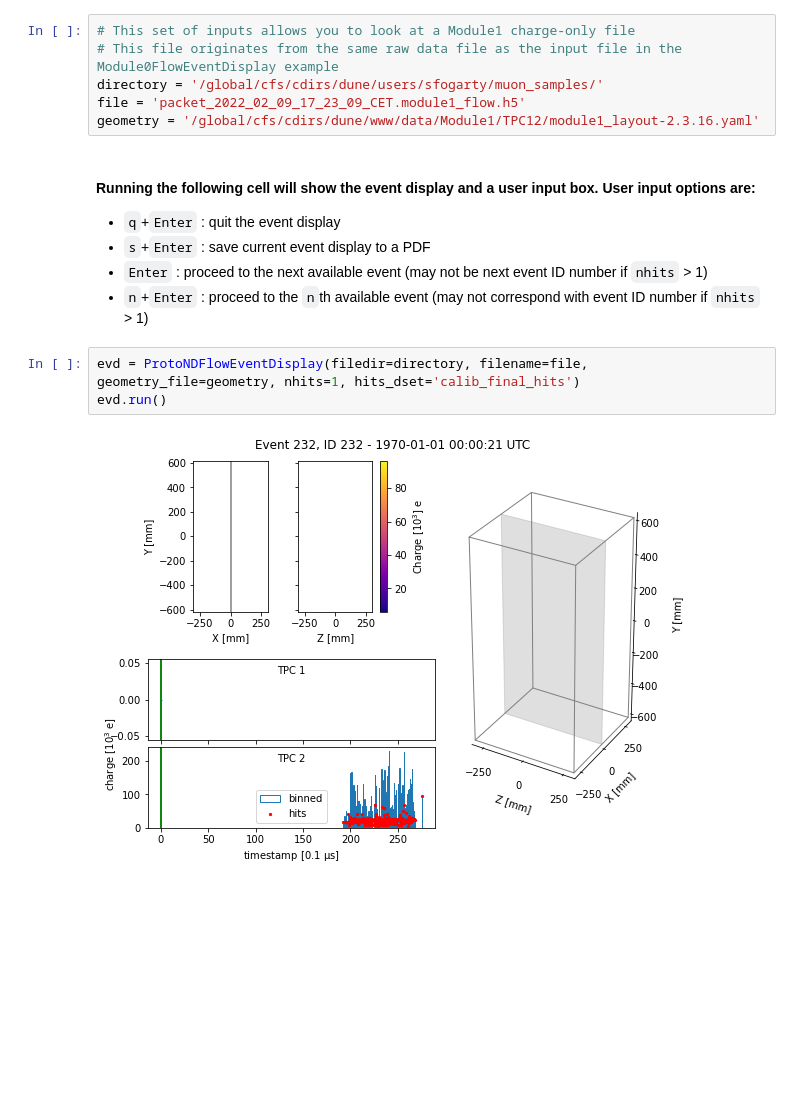
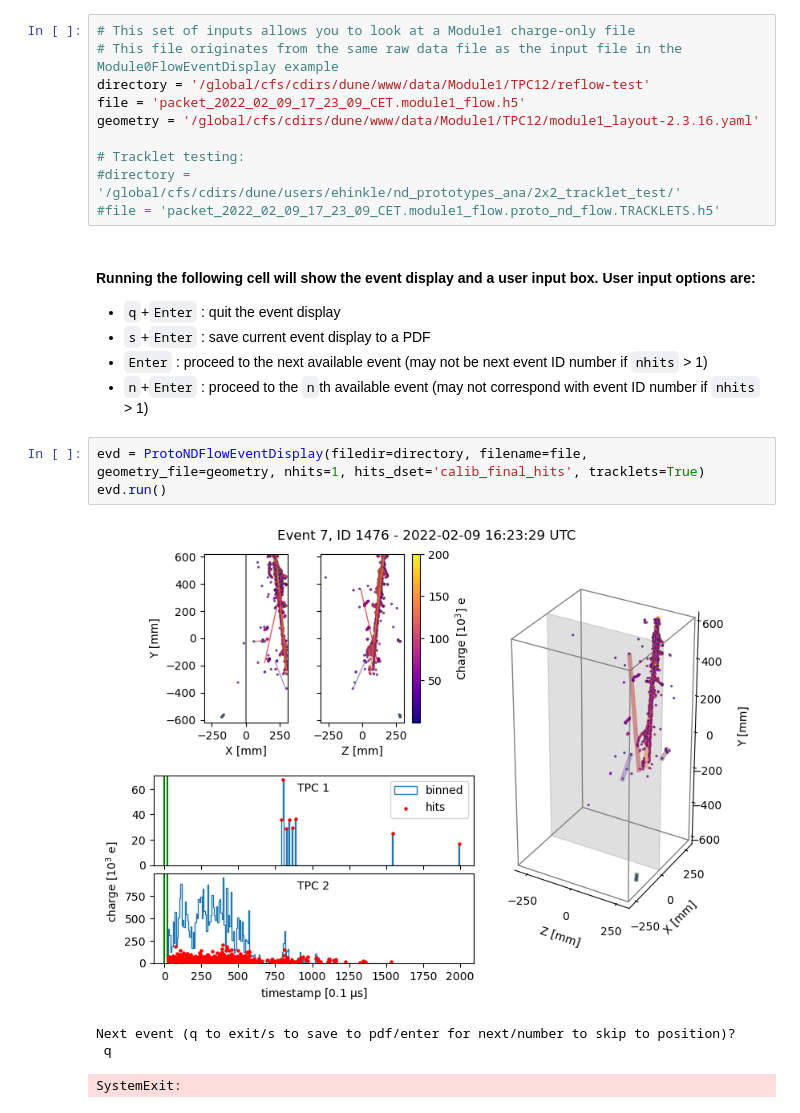
Before and after one commit to DUNE/ndlar_flow, a Jupyter notebook: event_display/proto_nd_flow/protondflow_evd_example.ipynb, the cells around one changed output. Saved outputs shown, nothing was run; the diff lists cells and outputs as text; blank space fills up the shorter version.

Commit message:
Allow tracklet plotting in proto_nd_flow event display with calib_final_hits hits dataset.

```diff
--- a/event_display/proto_nd_flow/protondflow_evd_example.ipynb
+++ b/event_display/proto_nd_flow/protondflow_evd_example.ipynb
@@ -18,9 +19,13 @@ plt.ion()
 # %%
 # This set of inputs allows you to look at a Module1 charge-only file
 # This file originates from the same raw data file as the input file in the Module0FlowEventDisplay example
-directory = '/global/cfs/cdirs/dune/users/sfogarty/muon_samples/'
+directory = '/global/cfs/cdirs/dune/www/data/Module1/TPC12/reflow-test'
 file = 'packet_2022_02_09_17_23_09_CET.module1_flow.h5'
 geometry = '/global/cfs/cdirs/dune/www/data/Module1/TPC12/module1_layout-2.3.16.yaml'
+
+# Tracklet testing:
+#directory = '/global/cfs/cdirs/dune/users/ehinkle/nd_prototypes_ana/2x2_tracklet_test/'
+#file = 'packet_2022_02_09_17_23_09_CET.module1_flow.proto_nd_flow.TRACKLETS.h5'
 # %% [markdown]
 #### Running the following cell will show the event display and a user input box. User input options are:
 
@@ -29,7 +34,10 @@ geometry = '/global/cfs/cdirs/dune/www/data/Module1/TPC12/module1_layout-2.3.16.
  - `Enter` : proceed to the next available event (may not be next event ID number if `nhits` > 1)
  - `n`+`Enter` : proceed to the `n`th available event (may not correspond with event ID number if `nhits` > 1)
 # %%
-evd = ProtoNDFlowEventDisplay(filedir=directory, filename=file, geometry_file=geometry, nhits=1, hits_dset='calib_final_hits')
+evd = ProtoNDFlowEventDisplay(filedir=directory, filename=file, geometry_file=geometry, nhits=1, hits_dset='calib_final_hits', tracklets=True)
 evd.run()
 # %% [output]
-[figure, old version]
+[figure, new version]
+Next event (q to exit/s to save to pdf/enter for next/number to skip to position)?
+ q
+SystemExit:
```
Also changed, not shown: parts of 3 cells of this notebook, 2 other files.
